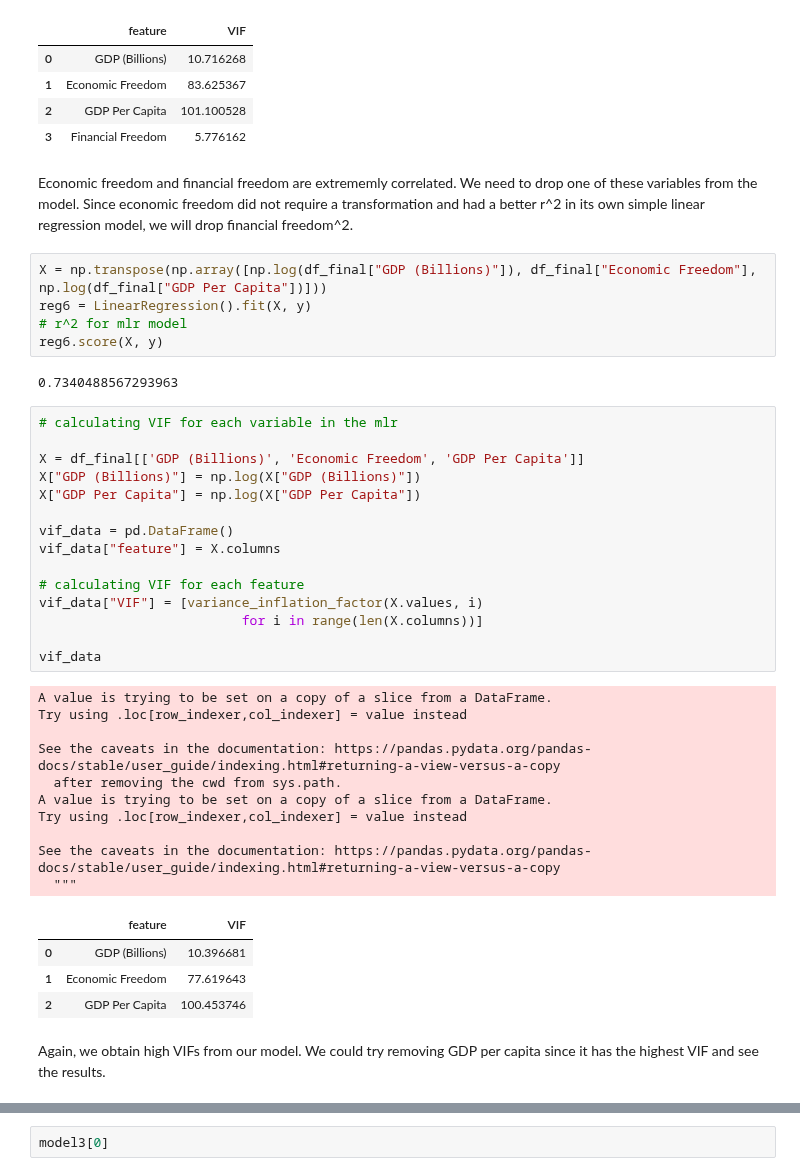
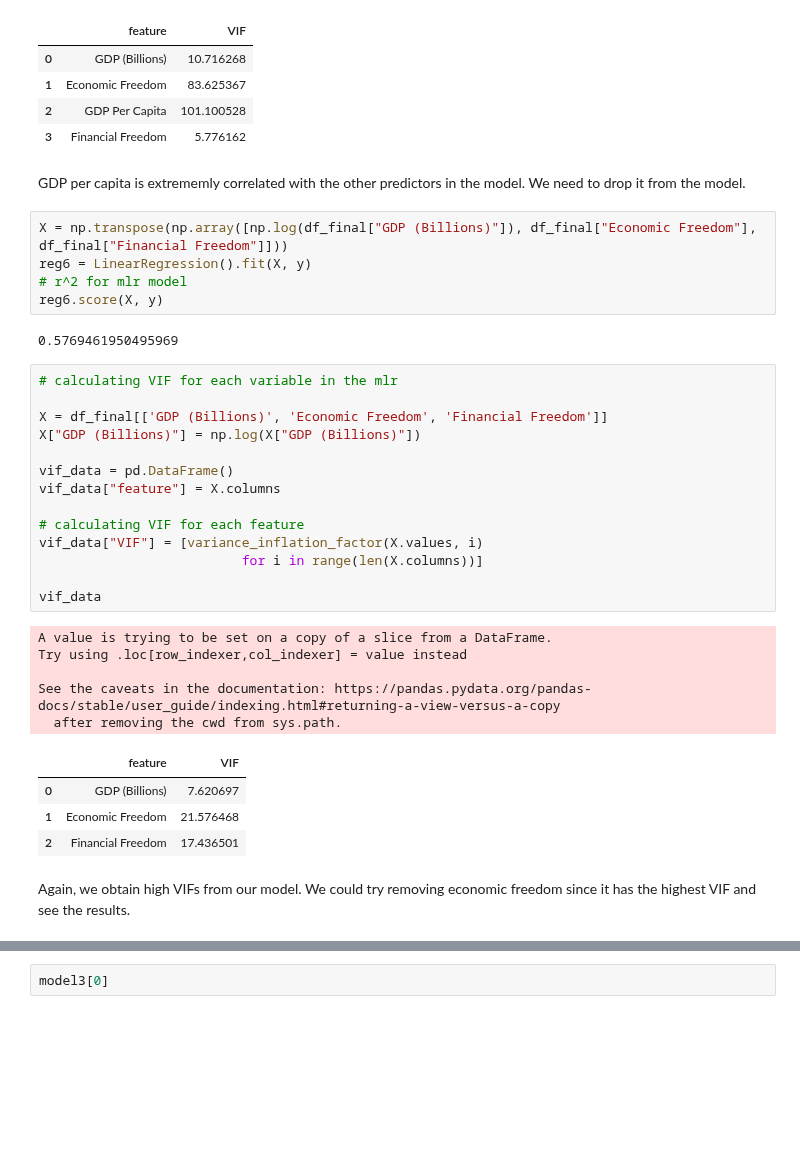
Before and after one commit to wjduq/Economic-Analysis, a Jupyter notebook: Project.ipynb, the cells around one changed output, grey strips where cells are left out. Cells and saved outputs as stored; diff of their text form; blank space fills up the shorter version.

```diff
--- a/Project.ipynb
+++ b/Project.ipynb
@@ -347,45 +330,39 @@ See the caveats in the documentation: https://pandas.pydata.org/pandas-docs/stab
 | 1 | Economic Freedom | 83.625367 |
 | 2 | GDP Per Capita | 101.100528 |
 | 3 | Financial Freedom | 5.776162 |
-# %% [markdown]
-Economic freedom and financial freedom are extrememly correlated. We need to drop one of these variables from the model. Since economic freedom did not require a transformation and had a better r^2 in its own simple linear regression model, we will drop financial freedom^2.
+# %% [markdown]
+GDP per capita is extrememly correlated with the other predictors in the model. We need to drop it from the model.
 # %%
-X = np.transpose(np.array([np.log(df_final["GDP (Billions)"]), df_final["Economic Freedom"], np.log(df_final["GDP Per Capita"])]))
+X = np.transpose(np.array([np.log(df_final["GDP (Billions)"]), df_final["Economic Freedom"], df_final["Financial Freedom"]]))
 reg6 = LinearRegression().fit(X, y)
 # r^2 for mlr model
 reg6.score(X, y)
 # %% [output]
-0.7340488567293963
+0.5769461950495969
 # %%
 # calculating VIF for each variable in the mlr
 
-X = df_final[['GDP (Billions)', 'Economic Freedom', 'GDP Per Capita']]
+X = df_final[['GDP (Billions)', 'Economic Freedom', 'Financial Freedom']]
 X["GDP (Billions)"] = np.log(X["GDP (Billions)"])
-X["GDP Per Capita"] = np.log(X["GDP Per Capita"])
 
 vif_data = pd.DataFrame()
 vif_data["feature"] = X.columns
 
 # calculating VIF for each feature
 vif_data["VIF"] = [variance_inflation_factor(X.values, i)
                           for i in range(len(X.columns))]
 
 vif_data
 # %% [output]
 A value is trying to be set on a copy of a slice from a DataFrame.
 Try using .loc[row_indexer,col_indexer] = value instead
 
 See the caveats in the documentation: https://pandas.pydata.org/pandas-docs/stable/user_guide/indexing.html#returning-a-view-versus-a-copy
   after removing the cwd from sys.path.
-A value is trying to be set on a copy of a slice from a DataFrame.
-Try using .loc[row_indexer,col_indexer] = value instead
-
-See the caveats in the documentation: https://pandas.pydata.org/pandas-docs/stable/user_guide/indexing.html#returning-a-view-versus-a-copy
-  """
 |  | feature | VIF |
-| 0 | GDP (Billions) | 10.396681 |
-| 1 | Economic Freedom | 77.619643 |
-| 2 | GDP Per Capita | 100.453746 |
+| 0 | GDP (Billions) | 7.620697 |
+| 1 | Economic Freedom | 21.576468 |
+| 2 | Financial Freedom | 17.436501 |
 # %% [markdown]
-Again, we obtain high VIFs from our model. We could try removing GDP per capita since it has the highest VIF and see the results.
+Again, we obtain high VIFs from our model. We could try removing economic freedom since it has the highest VIF and see the results.
 # %%
```
Also changed, not shown: parts of 3 cells of this notebook.
